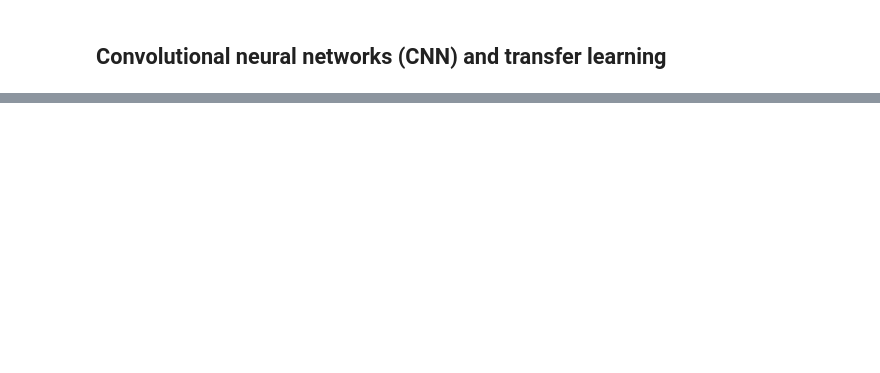
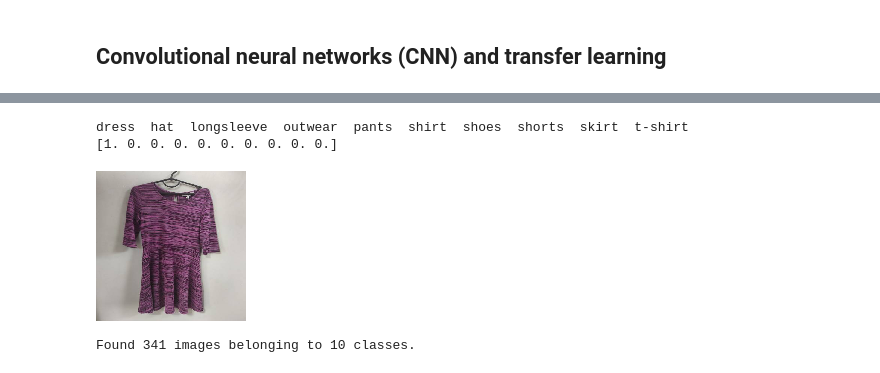
Before and after one commit to denis911/image-classification-transfer-learning-pytorch-keras-comparison, a Jupyter notebook: Keras_ML_zoomcamp_08_image_classification.ipynb, the cells around one changed output, grey strips where cells are left out. Saved outputs shown, nothing was run; the diff lists cells and outputs as text; code cells hidden in the pictures; blank space fills up the shorter version.

Commit message:
flow_from_directory used to fetch images and auto-assign classes for training

```diff
--- a/Keras_ML_zoomcamp_08_image_classification.ipynb
+++ b/Keras_ML_zoomcamp_08_image_classification.ipynb
@@ -156,2 +157,22 @@ Downloading data from https://storage.googleapis.com/download.tensorflow.org/dat
 # %% [markdown]
 ## Convolutional neural networks (CNN) and transfer learning
+# %%
+# Transfer learning is a machine learning method where a model developed for a task is reused as the starting point for a model on a second task. Usually a pretrained model is trained with large volume of images and that is why the convolutional layers and vector representation of this model can be used for other tasks as well. However, the dense layers need to be retrained because they are specific to the dataset to make predictions with. In our problem, we want to keep convoluational layers but we want to train new dense layers.
+
+# Following are the steps to create train/validation data for model:
+
+# Build image generator for training (takes preprocessing input function)
+
+from tensorflow.keras.preprocessing.image import ImageDataGenerator
+
+train_gen = ImageDataGenerator(preprocessing_function=preprocess_input)
+
+train_ds = train_gen.flow_from_directory(
+    './clothing-dataset-small/train',
+    target_size=(150, 150),
+    batch_size=32
+)
+
+# Output: Found 3068 images belonging to 10 classes.
+# This time we resize images to one-quarter - 150x150 pixels - to shorten
+# training time approx 4 times
@@ -157,0 +194,44 @@ Downloading data from https://storage.googleapis.com/download.tensorflow.org/dat
+# %%
+# Then we can look at what this dataset generates. We use an iterator
+# to be able to get the next batch. (A for-loop does this internally).
+
+# next(train_ds)
+# ... array([[0., 0., 0., 0., 0., 0., 0., 0., 1., 0.], ...
+# it means our first image is skirt - classes are one-hot encoded
+
+X, y = next(train_ds)
+
+# quick sanity check:
+!ls /content/clothing-dataset-small/train
+print(y[0]) # our image class after 1-hot encoding
+# to make sure that class and image fit - results are different as we shuffle
+img_array_reversed = (X[0] + 1) / 2 * 255
+img_array_reversed = img_array_reversed.astype(np.uint8)
+
+from PIL import Image
+
+# Convert the NumPy array back to a PIL Image
+img_restored = Image.fromarray(img_array_reversed)
+
+# Display the restored image
+display(img_restored)
+# %% [output]
+dress  hat  longsleeve  outwear  pants  shirt  shoes  shorts  skirt  t-shirt
+[1. 0. 0. 0. 0. 0. 0. 0. 0. 0.]
+[figure, added]
+# %%
+# Let’s do the same for validation data - but without shuffling this time
+# as we need val dataset to be the same all the time to compare results
+
+val_gen = ImageDataGenerator(preprocessing_function=preprocess_input)
+
+val_ds = val_gen.flow_from_directory(
+    './clothing-dataset-small/validation',
+    target_size=(150, 150),
+    batch_size=32,
+    shuffle=False
+)
+
+# Found 341 images belonging to 10 classes.
+# %% [output]
+Found 341 images belonging to 10 classes.
```
Also changed, not shown: parts of 8 cells of this notebook.
